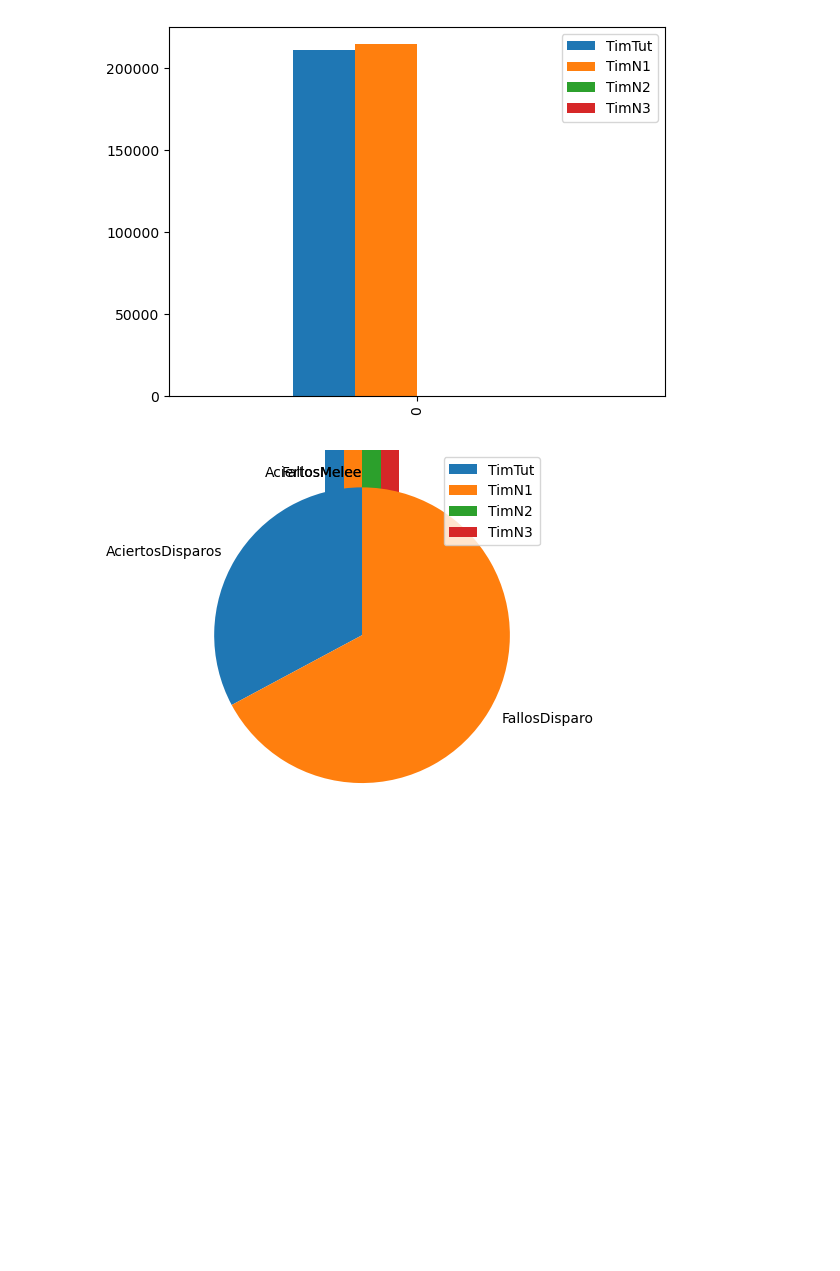
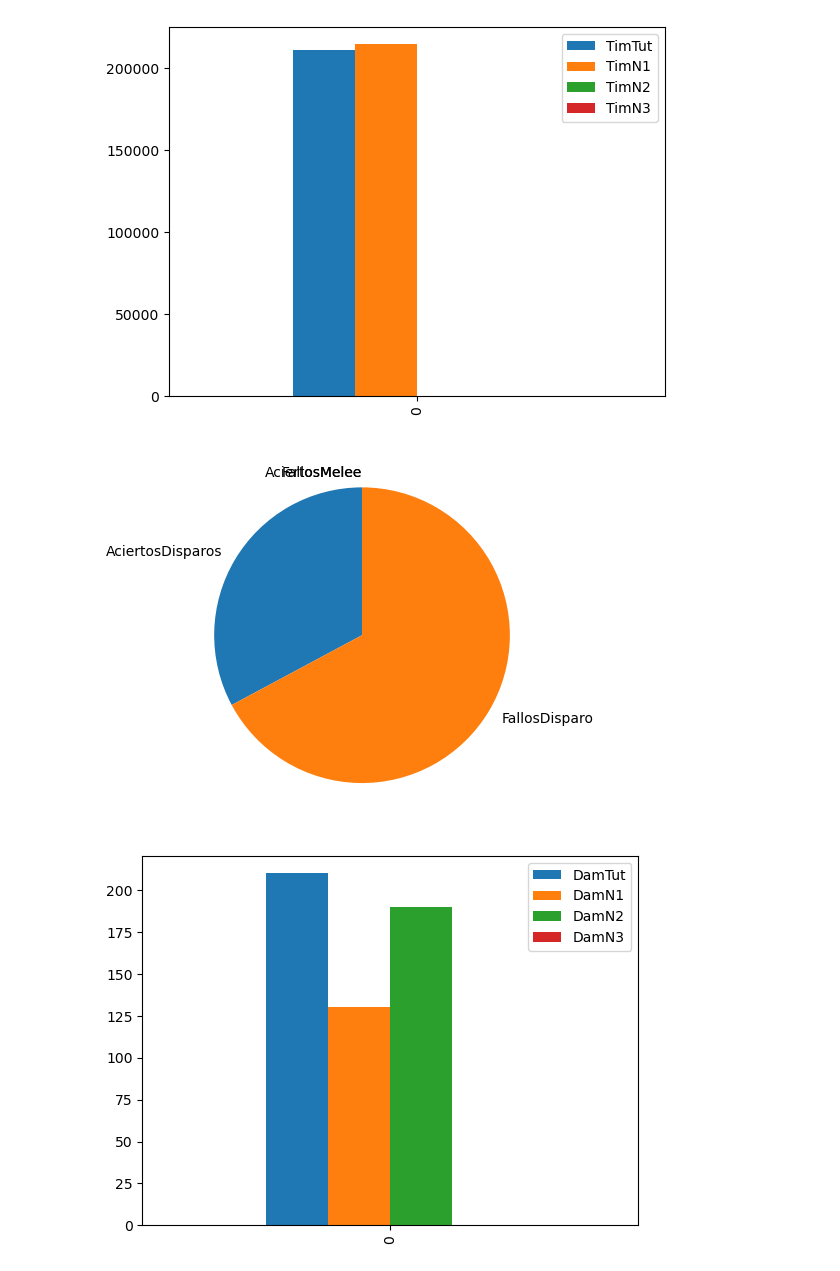
Before and after one commit to JulianSerranoChacon/True-UAJ, a Jupyter notebook: Analisis/Analisis.ipynb, the cells around one changed output. Cells and saved outputs as stored; diff of their text form; code cells hidden in the pictures; blank space fills up the shorter version.

```diff
--- a/Analisis/Analisis.ipynb
+++ b/Analisis/Analisis.ipynb
@@ -172,19 +172,22 @@ plt.show()
 # %%
 #Metrica 5 y 6
 mlabels = ['AciertosDisparos', 'FallosDisparo', 'AciertosMelee', 'FallosMelee']
 ar = [sum(singleDf['DisAc']), sum(singleDf['Dis']) - sum(singleDf['DisAc']),
       sum(singleDf['MelAc']), sum(singleDf['Mel']) - sum(singleDf['MelAc'])]
-plt.pie(ar, labels = mlabels, startangle = 90)
-plt.show()
+if(np.count_nonzero(ar)!=0):
+      plt.pie(ar, labels = mlabels, startangle = 90)
+      plt.show()
 
 #Metrica 7
 mlabels = ['DamTut','DamN1','DamN2','DamN3']
 auxdf = pd.DataFrame(columns = mlabels)
 ar = [sum(singleDf['DamTut']), sum(singleDf['DamN1']), sum(singleDf['DamN2']), sum(singleDf['DamN3'])]
 auxdf.loc[0] = ar
 max = auxdf.plot(y=['DamTut','DamN1','DamN2','DamN3'], kind='bar')
+plt.show()
 # %% [output]
-[figure, old version]
+[figure, new version]
+[figure, added]
 # %%
 #Metrica 8
 mlabels = ['DamE1', 'DamE2', 'DamE3', 'DamFi', 'DamIc']
```
Also changed, not shown: parts of 2 cells of this notebook.
